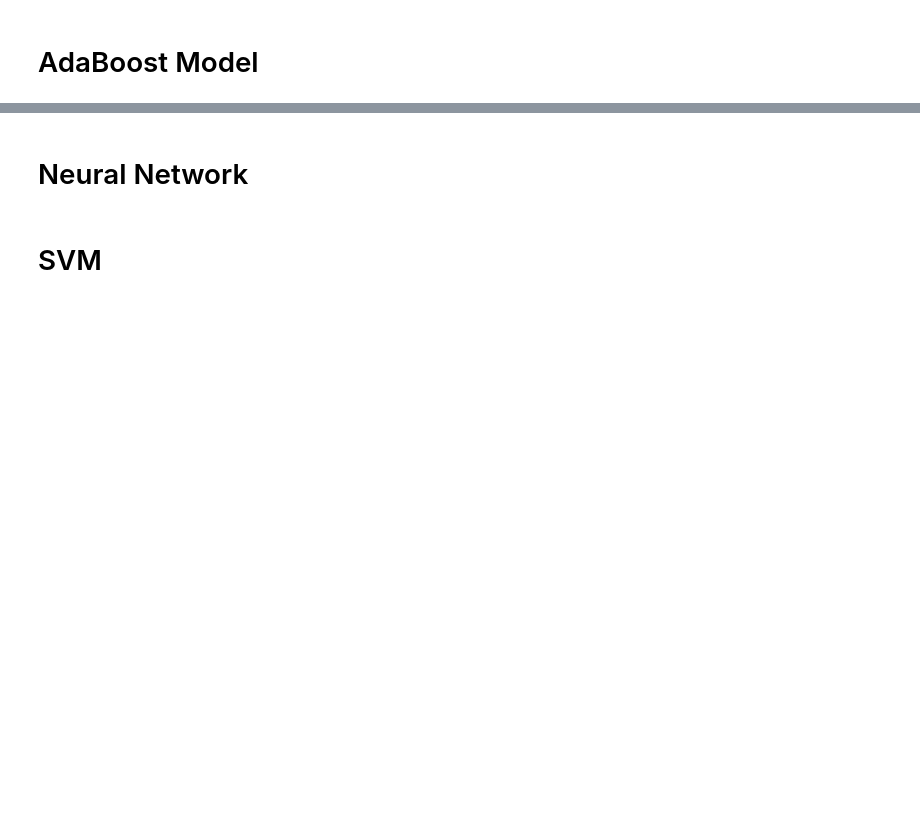
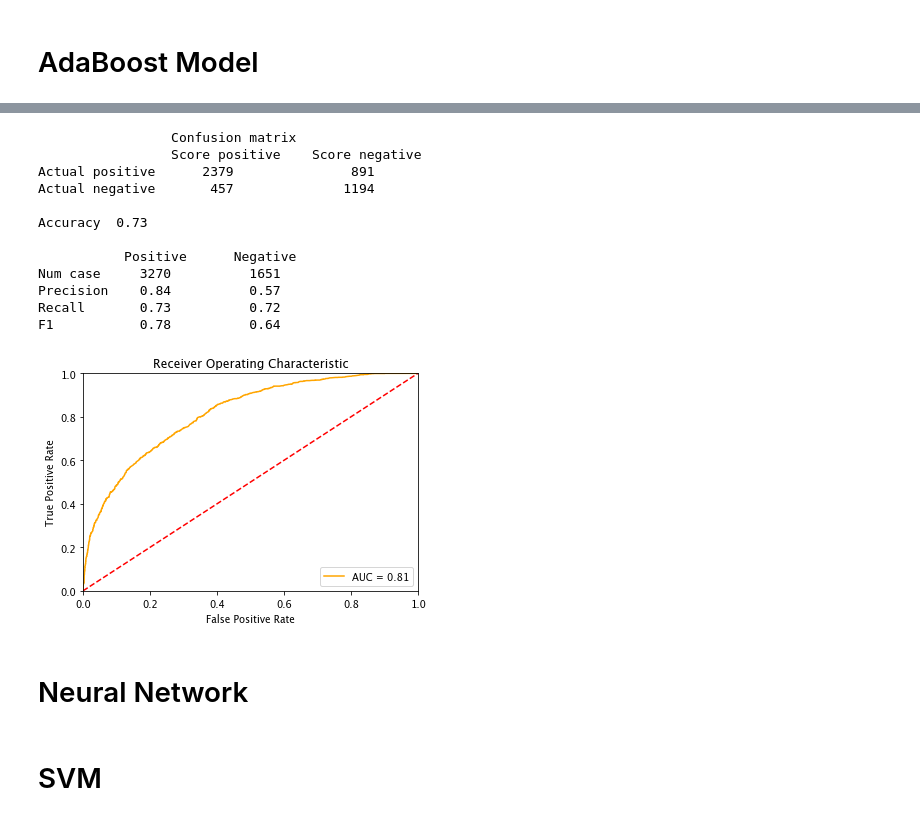
Before and after one commit to futongttmm/Purchasing-Behavior-Prediction, a Jupyter notebook: BikeBuyerPrediction.ipynb, the cells around one changed output, grey strips where cells are left out. Cells and saved outputs as stored; diff of their text form; code cells hidden in the pictures; blank space fills up the shorter version.

```diff
--- a/BikeBuyerPrediction.ipynb
+++ b/BikeBuyerPrediction.ipynb
@@ -105,10 +287,19 @@ pd.DataFrame(result).to_csv('./PredictionResults/BikeBuyerPrediction_LogisticReg
 # %%
-rf_mod = RandomForestClassifier(max_features = 3,
-                                min_samples_leaf = 20)
-rf_mod.fit(Features_reduced, Labels)
+## Build the model to predict and store the result
+rf_mod = RandomForestClassifier(max_features = best_estimator_.max_features,
+                                min_samples_leaf = best_estimator_.min_samples_leaf)
+rf_mod.fit(Feature_balanced_reduced, Labels_balanced)
 probs = rf_mod.predict_proba(Features_test_reduced)
 result = scoring_model(probs, 0.5)
 pd.DataFrame(result).to_csv('./PredictionResults/BikeBuyerPrediction_RandomForest.csv',
                             index = False, header = True)
 # %% [markdown]
 # AdaBoost Model
+# %%
+## Find better parameters by using nested cross validation
+ab_clf = AdaBoostClassifier()
+param_grid = {'learning_rate': [0.1, 1, 10]}
+n_splits = 10
+ab_clf, best_estimator_ = nested_cross_val(ab_clf, param_grid, Features, Labels, n_splits)
+print('best estimator:')
+print(best_estimator_.learning_rate)
@@ -115 +322,22 @@ pd.DataFrame(result).to_csv('./PredictionResults/BikeBuyerPrediction_RandomFores
+# %%
+## Use the best parameters to test the performance
+ab_mod = AdaBoostClassifier(learning_rate=best_estimator_.learning_rate)
+ab_mod.fit(X_train, y_train)
+probs = ab_mod.predict_proba(X_test)
+print_metrics(y_test, scoring_model(probs, 0.5))
+plot_auc(y_test, probs)
+# %% [output]
+                 Confusion matrix
+                 Score positive    Score negative
+Actual positive      2379               891
+Actual negative       457              1194
+
+Accuracy  0.73
+
+           Positive      Negative
+Num case     3270          1651
+Precision    0.84          0.57
+Recall       0.73          0.72
+F1           0.78          0.64
+[figure, added]
 # %%
```
Also changed, not shown: parts of 15 cells of this notebook, 5 other files.
